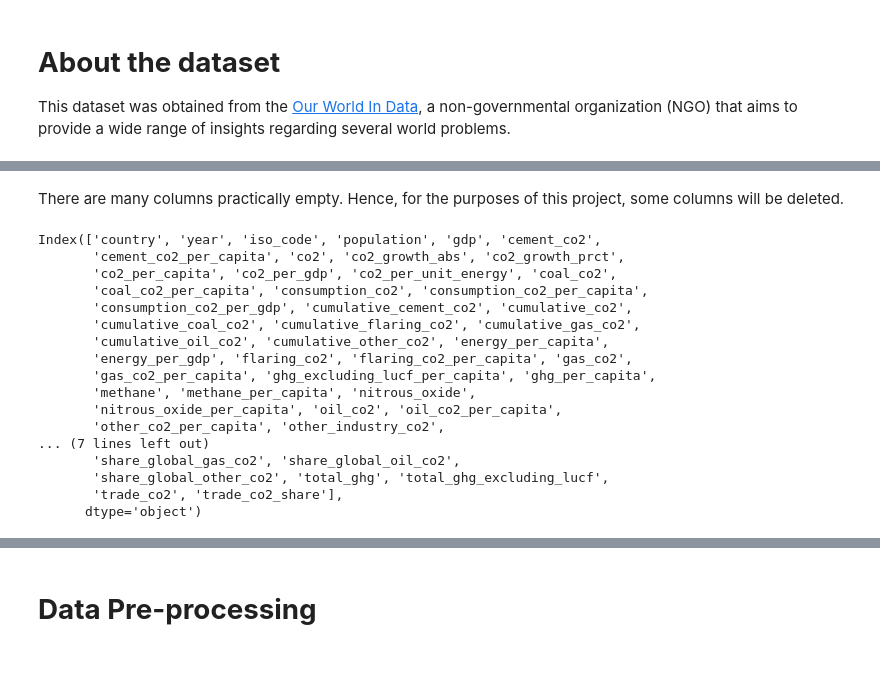
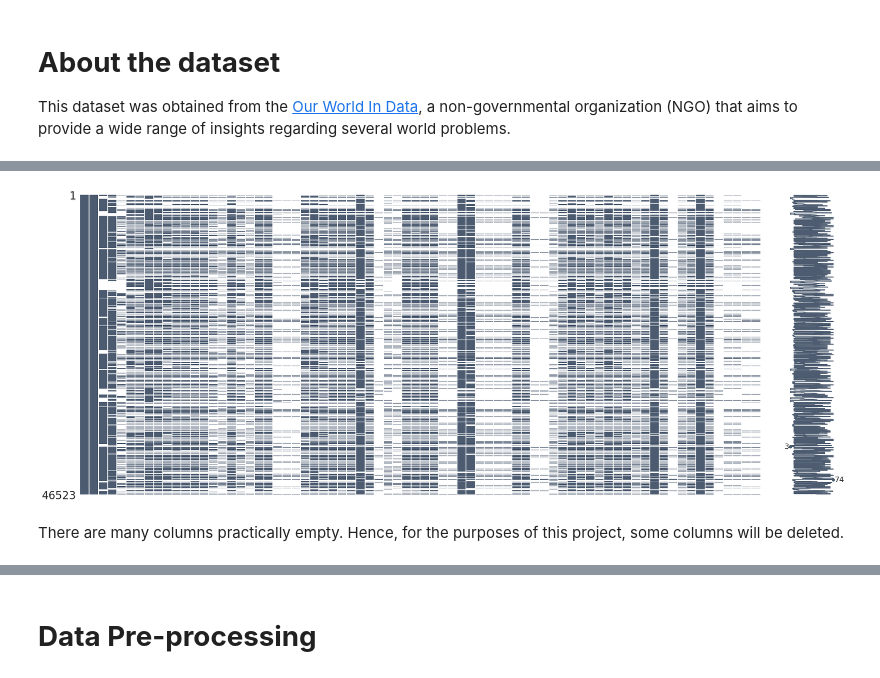
Before and after one commit to alexcaicedo/co2-project, a Jupyter notebook: co2.ipynb, the cells around one changed output, grey strips where cells are left out. Cells and saved outputs as stored; diff of their text form; code cells hidden in the pictures.

```diff
--- a/co2.ipynb
+++ b/co2.ipynb
@@ -124,23 +178,7 @@ msno.matrix(data, color=(0.3, 0.36, 0.44))
+# %%
+co2_df.explore.missing_variable_plot_matrix()
+# %% [output]
+[figure, added]
 # %% [markdown]
 There are many columns practically empty. Hence, for the purposes of this project, some columns will be deleted.
-# %%
-data.columns
-# %% [output]
-Index(['country', 'year', 'iso_code', 'population', 'gdp', 'cement_co2',
-       'cement_co2_per_capita', 'co2', 'co2_growth_abs', 'co2_growth_prct',
-       'co2_per_capita', 'co2_per_gdp', 'co2_per_unit_energy', 'coal_co2',
-       'coal_co2_per_capita', 'consumption_co2', 'consumption_co2_per_capita',
-       'consumption_co2_per_gdp', 'cumulative_cement_co2', 'cumulative_co2',
-       'cumulative_coal_co2', 'cumulative_flaring_co2', 'cumulative_gas_co2',
-       'cumulative_oil_co2', 'cumulative_other_co2', 'energy_per_capita',
-       'energy_per_gdp', 'flaring_co2', 'flaring_co2_per_capita', 'gas_co2',
-       'gas_co2_per_capita', 'ghg_excluding_lucf_per_capita', 'ghg_per_capita',
-       'methane', 'methane_per_capita', 'nitrous_oxide',
-       'nitrous_oxide_per_capita', 'oil_co2', 'oil_co2_per_capita',
-       'other_co2_per_capita', 'other_industry_co2',
-... (7 lines left out)
-       'share_global_gas_co2', 'share_global_oil_co2',
-       'share_global_other_co2', 'total_ghg', 'total_ghg_excluding_lucf',
-       'trade_co2', 'trade_co2_share'],
-      dtype='object')
 # %%
```
Also changed, not shown: parts of 68 cells of this notebook, 5 other files.
